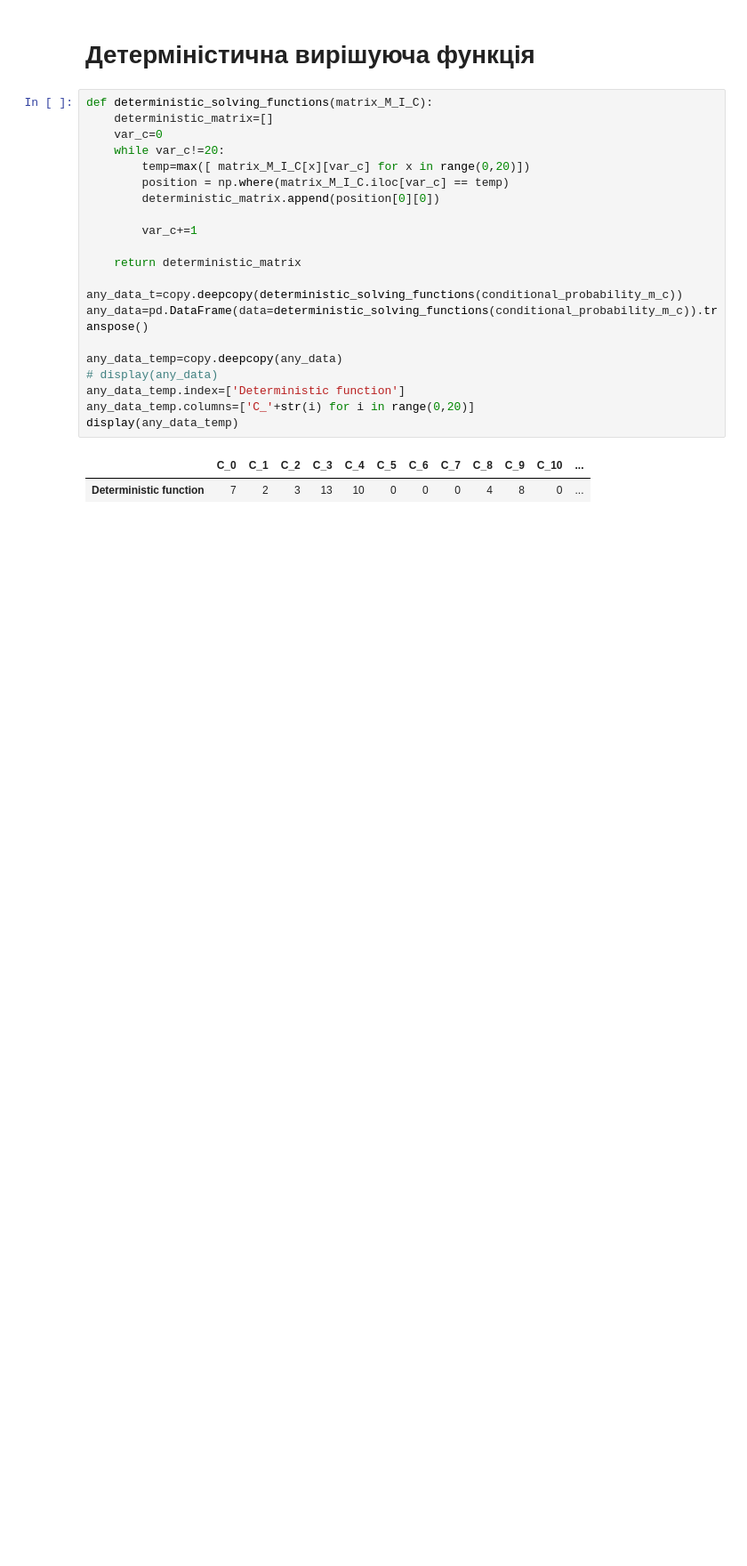
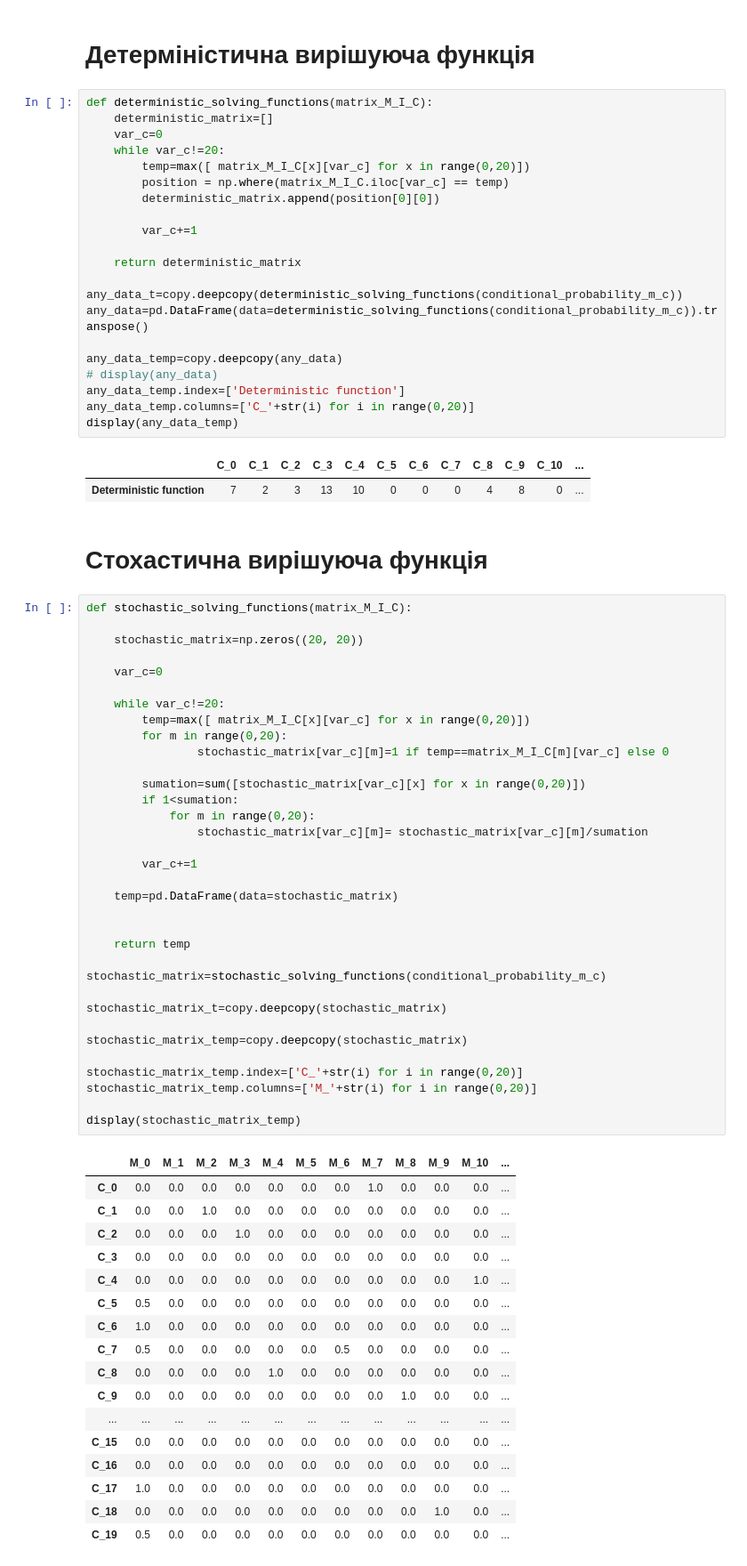
Before and after one commit to andrew-kolomiets/Cryptanalysis, a Jupyter notebook: code_06.ipynb, the cells around one changed output. Shown at 89% size. Cells and saved outputs as stored; diff of their text form; blank space fills up the shorter version.

```diff
--- a/code_06.ipynb
+++ b/code_06.ipynb
@@ -188,3 +188,57 @@ display(any_data_temp)
 # %% [output]
 |  | C_0 | C_1 | C_2 | C_3 | C_4 | C_5 | C_6 | C_7 | C_8 | C_9 | C_10 | ... |
 | Deterministic function | 7 | 2 | 3 | 13 | 10 | 0 | 0 | 0 | 4 | 8 | 0 | ... |
+# %% [markdown]
+# Стохастична вирішуюча функція
+# %%
+def stochastic_solving_functions(matrix_M_I_C):
+
+    stochastic_matrix=np.zeros((20, 20))
+
+    var_c=0
+
+    while var_c!=20:
+        temp=max([ matrix_M_I_C[x][var_c] for x in range(0,20)])
+        for m in range(0,20):
+                stochastic_matrix[var_c][m]=1 if temp==matrix_M_I_C[m][var_c] else 0
+
+        sumation=sum([stochastic_matrix[var_c][x] for x in range(0,20)])
+        if 1<sumation:
+            for m in range(0,20):
+                stochastic_matrix[var_c][m]= stochastic_matrix[var_c][m]/sumation
+
+        var_c+=1
+
+    temp=pd.DataFrame(data=stochastic_matrix)
+
+
+    return temp
+
+stochastic_matrix=stochastic_solving_functions(conditional_probability_m_c)
+
+stochastic_matrix_t=copy.deepcopy(stochastic_matrix)
+
+stochastic_matrix_temp=copy.deepcopy(stochastic_matrix)
+
+stochastic_matrix_temp.index=['C_'+str(i) for i in range(0,20)]
+stochastic_matrix_temp.columns=['M_'+str(i) for i in range(0,20)]
+
+display(stochastic_matrix_temp)
+# %% [output]
+|  | M_0 | M_1 | M_2 | M_3 | M_4 | M_5 | M_6 | M_7 | M_8 | M_9 | M_10 | ... |
+| C_0 | 0.0 | 0.0 | 0.0 | 0.0 | 0.0 | 0.0 | 0.0 | 1.0 | 0.0 | 0.0 | 0.0 | ... |
+| C_1 | 0.0 | 0.0 | 1.0 | 0.0 | 0.0 | 0.0 | 0.0 | 0.0 | 0.0 | 0.0 | 0.0 | ... |
+| C_2 | 0.0 | 0.0 | 0.0 | 1.0 | 0.0 | 0.0 | 0.0 | 0.0 | 0.0 | 0.0 | 0.0 | ... |
+| C_3 | 0.0 | 0.0 | 0.0 | 0.0 | 0.0 | 0.0 | 0.0 | 0.0 | 0.0 | 0.0 | 0.0 | ... |
+| C_4 | 0.0 | 0.0 | 0.0 | 0.0 | 0.0 | 0.0 | 0.0 | 0.0 | 0.0 | 0.0 | 1.0 | ... |
+| C_5 | 0.5 | 0.0 | 0.0 | 0.0 | 0.0 | 0.0 | 0.0 | 0.0 | 0.0 | 0.0 | 0.0 | ... |
+| C_6 | 1.0 | 0.0 | 0.0 | 0.0 | 0.0 | 0.0 | 0.0 | 0.0 | 0.0 | 0.0 | 0.0 | ... |
+| C_7 | 0.5 | 0.0 | 0.0 | 0.0 | 0.0 | 0.0 | 0.5 | 0.0 | 0.0 | 0.0 | 0.0 | ... |
+| C_8 | 0.0 | 0.0 | 0.0 | 0.0 | 1.0 | 0.0 | 0.0 | 0.0 | 0.0 | 0.0 | 0.0 | ... |
+| C_9 | 0.0 | 0.0 | 0.0 | 0.0 | 0.0 | 0.0 | 0.0 | 0.0 | 1.0 | 0.0 | 0.0 | ... |
+| ... | ... | ... | ... | ... | ... | ... | ... | ... | ... | ... | ... | ... |
+| C_15 | 0.0 | 0.0 | 0.0 | 0.0 | 0.0 | 0.0 | 0.0 | 0.0 | 0.0 | 0.0 | 0.0 | ... |
+| C_16 | 0.0 | 0.0 | 0.0 | 0.0 | 0.0 | 0.0 | 0.0 | 0.0 | 0.0 | 0.0 | 0.0 | ... |
+| C_17 | 1.0 | 0.0 | 0.0 | 0.0 | 0.0 | 0.0 | 0.0 | 0.0 | 0.0 | 0.0 | 0.0 | ... |
+| C_18 | 0.0 | 0.0 | 0.0 | 0.0 | 0.0 | 0.0 | 0.0 | 0.0 | 0.0 | 1.0 | 0.0 | ... |
+| C_19 | 0.5 | 0.0 | 0.0 | 0.0 | 0.0 | 0.0 | 0.0 | 0.0 | 0.0 | 0.0 | 0.0 | ... |
```
